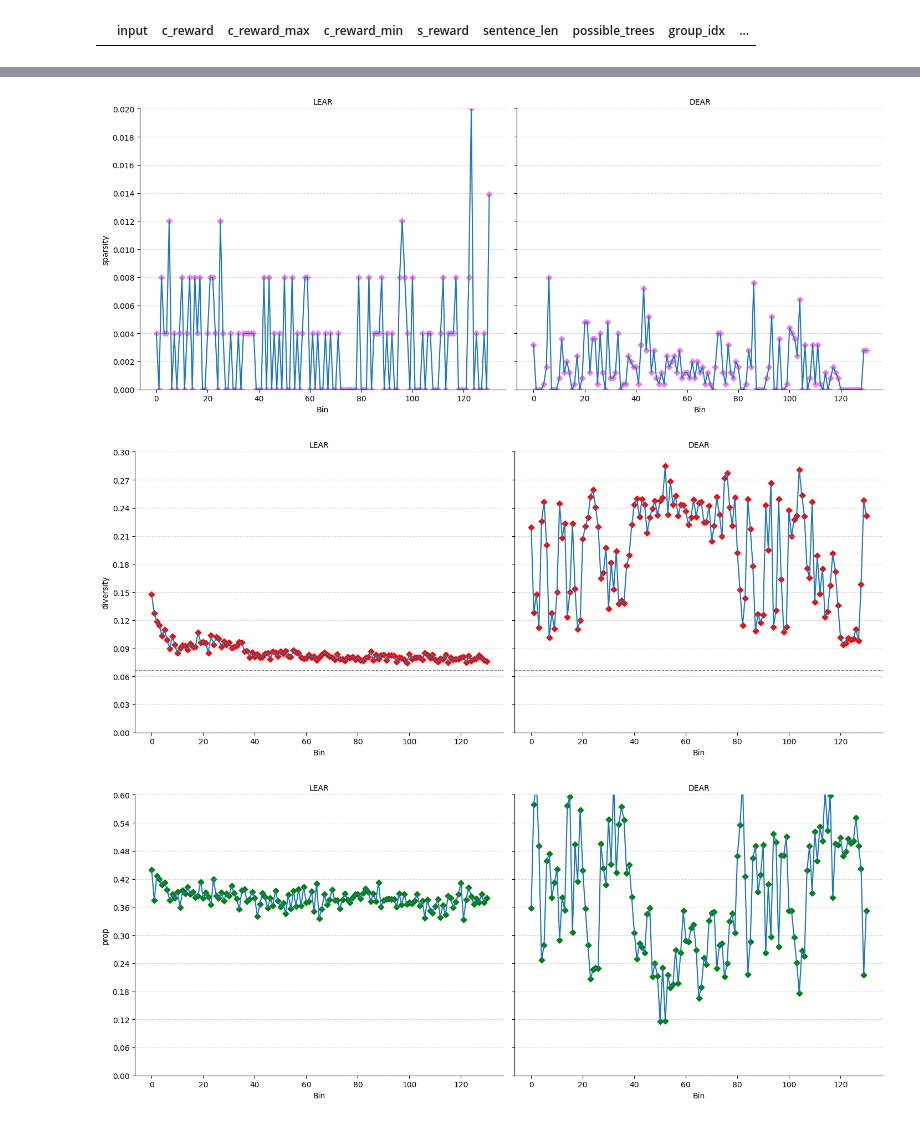
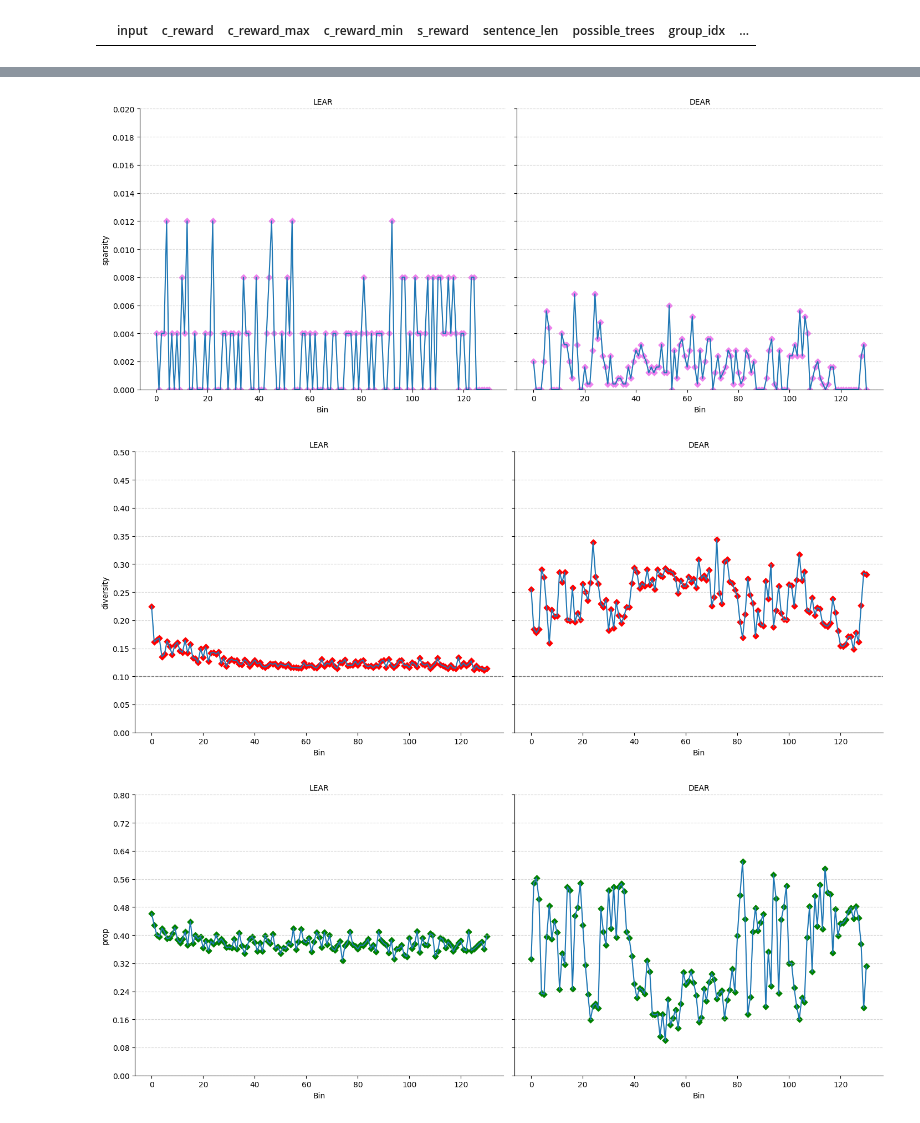
Before and after one commit to JoaquinCardonaRuiz/thesis-compositionality, a Jupyter notebook: ACL/sparsity_test/sparsity.ipynb, the cells around one changed output, grey strips where cells are left out. Cells and saved outputs as stored; diff of their text form; code cells hidden in the pictures.

```diff
--- a/ACL/sparsity_test/sparsity.ipynb
+++ b/ACL/sparsity_test/sparsity.ipynb
@@ -12,9 +12,9 @@ import numpy as np
 # - dear = dear_slog_sparsity_test_1_train.tsv
 # each file is one column per line, containing a json object
 
-with open('lear_slog_sparsity_test_3_train.tsv', 'r') as f:
+with open('lear_slog_sparsity_test_4_train.tsv', 'r') as f:
     lear_lines = f.readlines()
-with open('dear_slog_sparsity_test_3_train.tsv', 'r') as f:
+with open('dear_slog_sparsity_test_4_train.tsv', 'r') as f:
     dear_lines = f.readlines()
 
 lear_data = [json.loads(line.replace("'",'"')) for line in lear_lines]
@@ -321,5 +372,5 @@ lear_df.tail()
 # %%
-# each value of column "input" has 15 rows, corresponding to each of the monte carlo samples.
+# each value of column "input" has 10 rows, corresponding to each of the monte carlo samples.
 
 
 # Add a group index to preserve original order
@@ -373,9 +424,9 @@ dear_diversity = (dear_df
 
 
 
-# optional: fraction of samples that are unique (out of 15)
-lear_diversity['diversity'] = lear_diversity['trees_explored'] / 15
-dear_diversity['diversity'] = dear_diversity['trees_explored'] / 15
+# optional: fraction of samples that are unique (out of 10)
+lear_diversity['diversity'] = lear_diversity['trees_explored'] / 10
+dear_diversity['diversity'] = dear_diversity['trees_explored'] / 10
 
 # 3) merge WITH lear_avg (do NOT divide series from different frames by position)
 lear_avg = pd.merge(lear_avg, lear_diversity, on='input', how='left')
@@ -480,8 +531,8 @@ g.set_axis_labels("Sentence Length", "diversity")
 g.set_titles("{col_name}")
 for ax in g.axes.flat:
     ax.set_ylim(0, 1)
-    # create horizontal line at 1/15
-    ax.axhline(1/15, color='red', linestyle='--', label='1/15')
+    # create horizontal line at 1/10
+    ax.axhline(1/10, color='red', linestyle='--', label='1/10')
     ax.set_yticks([n*0.1 for n in range(11)])
     ax.grid(axis='y', linestyle='--', alpha=0.5)
 
@@ -686,7 +737,7 @@ for ax, method in zip(g.axes.flat, df['method'].unique()):
 plt.tight_layout()
 plt.show()
 # %% [output]
-[figure, old version]
+[figure, new version]
 # %%
 # Create long-form DataFrame
 lear_long = lear_binned[['bin', 'diversity']].copy()
@@ -711,48 +762,48 @@ g.set_titles("{col_name}")
 for ax, method in zip(g.axes.flat, df['method'].unique()):
     # Add orange diamond markers to each datapoint
     subset = df[df['method'] == method]
-    ax.axhline(1/15, color='gray', linestyle='--', linewidth=1, label='1/15')
+    ax.axhline(1/10, color='gray', linestyle='--', linewidth=1, label='1/10')
     ax.scatter(subset['bin'], subset['diversity'], marker='D', color='red', s=30, label='Data point')
-    ax.set_ylim(0, 0.3)
-    ax.set_yticks([n*0.03 for n in range(11)])
+    ax.set_ylim(0, 0.5)
+    ax.set_yticks([n*0.05 for n in range(11)])
     ax.grid(axis='y', linestyle='--', alpha=0.5)
 
 plt.tight_layout()
 plt.show()
 # %% [output]
-[figure, old version]
+[figure, new version]
 # %%
 # Create long-form DataFrame
 lear_long = lear_binned[['bin', 'prop']].copy()
 lear_long['method'] = 'LEAR'
 dear_long = dear_binned[['bin', 'prop']].copy()
 dear_long['method'] = 'DEAR'
 df = pd.concat([lear_long, dear_long], ignore_index=True)
 
 g = sns.relplot(
     data=df,
     x='bin',
     y='prop',
     col='method',
     kind='line',
     height=6,
     aspect=1.2
 )
 
 g.set_axis_labels("Bin", "prop")
 g.set_titles("{col_name}")
 for ax, method in zip(g.axes.flat, df['method'].unique()):
     # Add orange diamond markers to each datapoint
     subset = df[df['method'] == method]
     ax.scatter(subset['bin'], subset['prop'], marker='D', color='green', s=30, label='Data point')
-    ax.set_ylim(0, 0.6)
-    ax.set_yticks([n*0.06 for n in range(11)])
+    ax.set_ylim(0, 0.8)
+    ax.set_yticks([n*0.08 for n in range(11)])
     ax.grid(axis='y', linestyle='--', alpha=0.5)
 
 plt.tight_layout()
 plt.show()
 # %% [output]
-[figure, old version]
+[figure, new version]
 # %%
 dear_avg[['sentence_len', 'possible_trees', 'sparsity', 'trees_explored', 'diversity', 'prop']]
 # %% [output]
```
Also changed, not shown: parts of 25 cells of this notebook, 2 other files.
